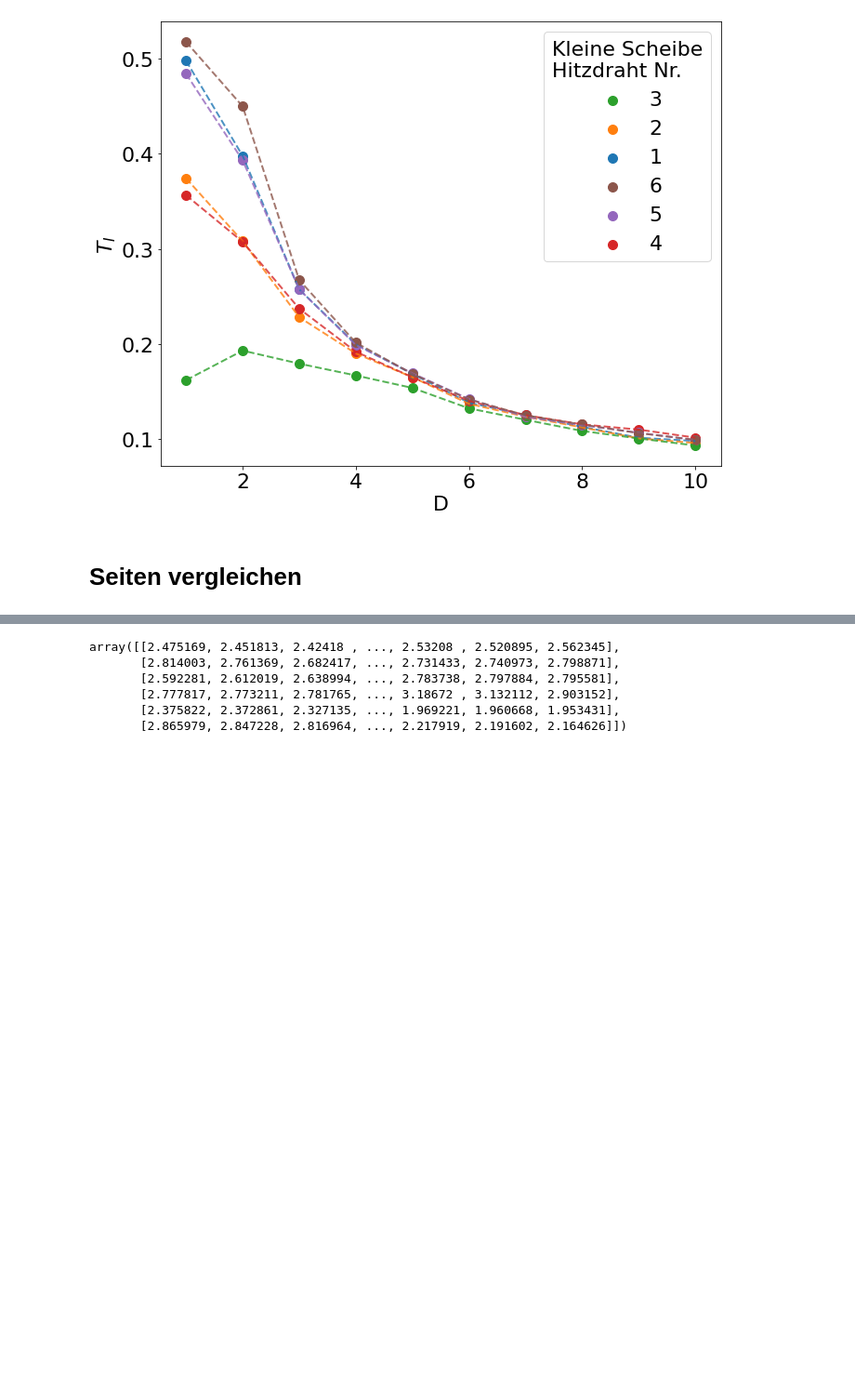
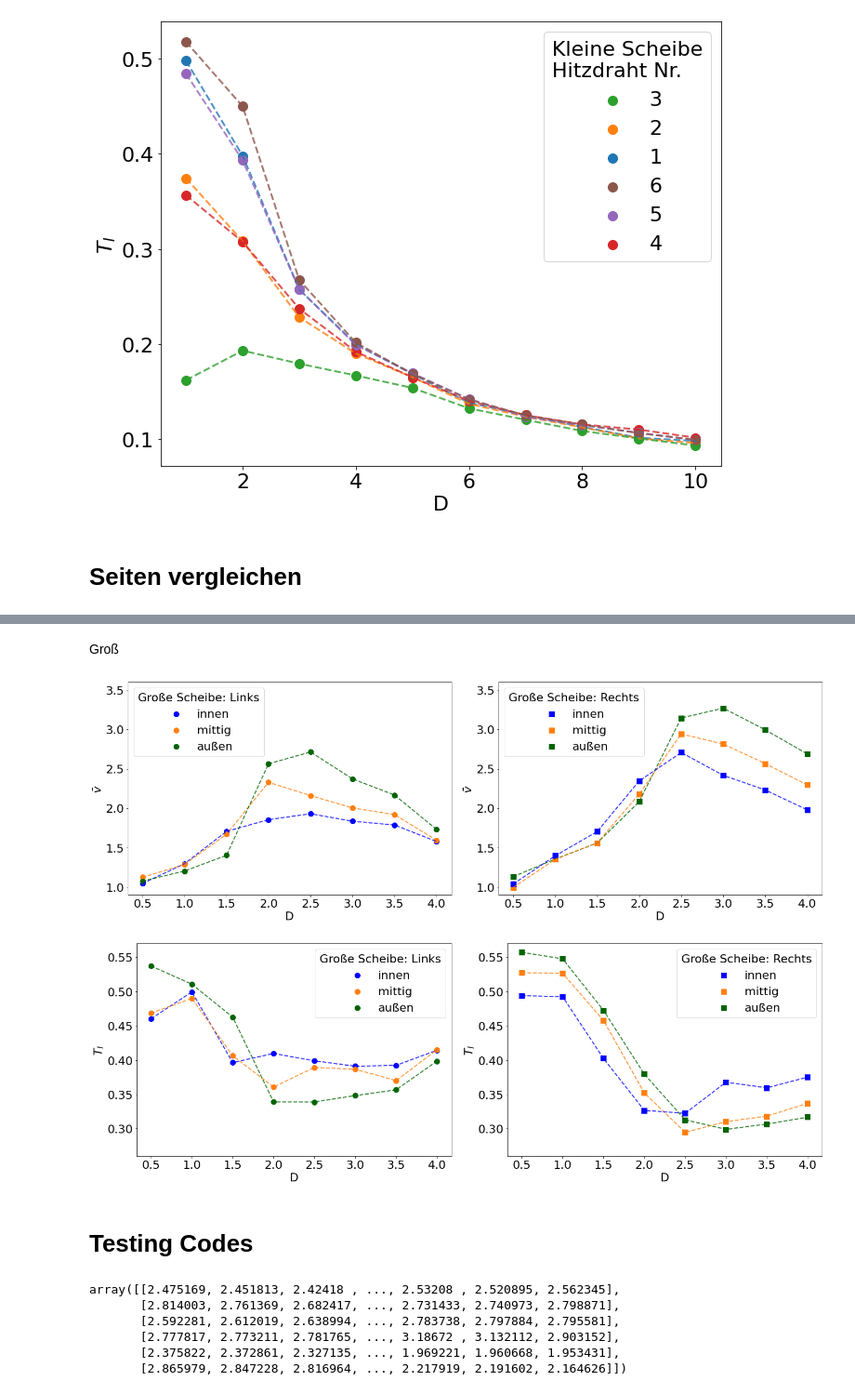
Before and after one commit to T1mors/FPR, a Jupyter notebook: 3 Nachlauf/Modul 1.ipynb, the cells around one changed output, grey strips where cells are left out. Shown at 93% size. Saved outputs shown, nothing was run; the diff lists cells and outputs as text; code cells hidden in the pictures; blank space fills up the shorter version.

```diff
--- a/3 Nachlauf/Modul 1.ipynb
+++ b/3 Nachlauf/Modul 1.ipynb
@@ -384,3 +442,73 @@ int('2')
+# %% [markdown]
+Groß
+# %%
+D = np.arange(0.5,4.5,0.5)
+# D = np.arange(0.5,7.0,0.5)
+# D = np.arange(1,11,1)
+# new_cycler = cycler(color=['C0','C1','C2','C2','C1','C0'])
+new_cycler = cycler(color=['b','tab:orange', 'darkgreen','darkgreen','tab:orange','b'])
+
+label_vec = ['innen', 'mittig', 'außen', 'außen', 'mittig', 'innen']
+
+fig_mean, ax_mean = plt.subplots(1,2, figsize=(20,7), tight_layout=True)
+fig_std, ax_std = plt.subplots(1,2, figsize=(20,7), tight_layout=True)
+idx = 0
+for (hitzdraht, i, sty, lbl) in zip(data_gross.T, Nr, new_cycler, label_vec):
+    # First we have to convert voltage to velocity and then take mean/std
+    # You cannot interchange mean and non-linear calibration function with one another
+    hitzdraht_velocity = xr.DataArray(
+        model.eval(params_vec_m_k[idx], x=hitzdraht),
+        dims=('timestep','D')
+    )
+
+    # Does this even make sense to compare it?
+    vel_mean = hitzdraht_velocity.mean(dim='timestep')
+    vel_std = hitzdraht_velocity.std(dim='timestep')
+
+    # Links in Windrichtung
+    if i in [3,2,1]:
+        ax_mean[0].scatter(D, vel_mean, label=lbl, **sty)
+        ax_mean[0].plot(D, vel_mean, alpha=0.8, ls='--', **sty)
+
+        ax_std[0].scatter(D, vel_std/vel_mean, label=lbl, **sty)
+        ax_std[0].plot(D, vel_std/vel_mean, alpha=0.8, ls='--', **sty)
+    # Rechts
+    else:
+        ax_mean[1].scatter(D, vel_mean, label=lbl, marker='s', **sty)
+        ax_mean[1].plot(D, vel_mean, alpha=0.8, ls='--', **sty)
+
+        ax_std[1].scatter(D, vel_std/vel_mean, label=lbl, marker='s', **sty)
+        ax_std[1].plot(D, vel_std/vel_mean, alpha=0.8, ls='--', **sty)
+    idx += 1
+
+for ax in ax_mean:
+    ax.set_xlabel('D')
+    ax.set_ylabel(r'$\bar{v}$')
+    ax.legend(title='Große Scheibe: Links')
+    ax.set_ylim(0.9,3.6)
+
+for ax in ax_std:
+    ax.set_xlabel('D')
+    ax.set_ylabel(r'$T_I$')
+    ax.legend(title='Große Scheibe: Links')
+    ax.yaxis.set_major_locator(loc)
+    ax.set_ylim(0.26,0.57)
+
+# You can change order in legend directly
+order = [2,1,0]
+handles, labels = ax_mean[1].get_legend_handles_labels()
+ax_mean[1].legend([handles[idx] for idx in order],[labels[idx] for idx in order], title='Große Scheibe: Rechts')
+
+handles, labels = ax_std[1].get_legend_handles_labels()
+ax_std[1].legend([handles[idx] for idx in order],[labels[idx] for idx in order], title='Große Scheibe: Rechts')
+
+fig_mean.savefig('Abb/Modul1/Groß_mean_links_rechts.png')
+fig_std.savefig('Abb/Modul1/Groß_std_links_rechts.png')
+# %% [output]
+[figure, added]
+[figure, added]
+# %% [markdown]
+# Testing Codes
 # %%
 a = np.loadtxt(paths.Modul1+'Klein/k_2.0D.txt').T
 a
```
Also changed, not shown: parts of 13 cells of this notebook, 52 other files.
